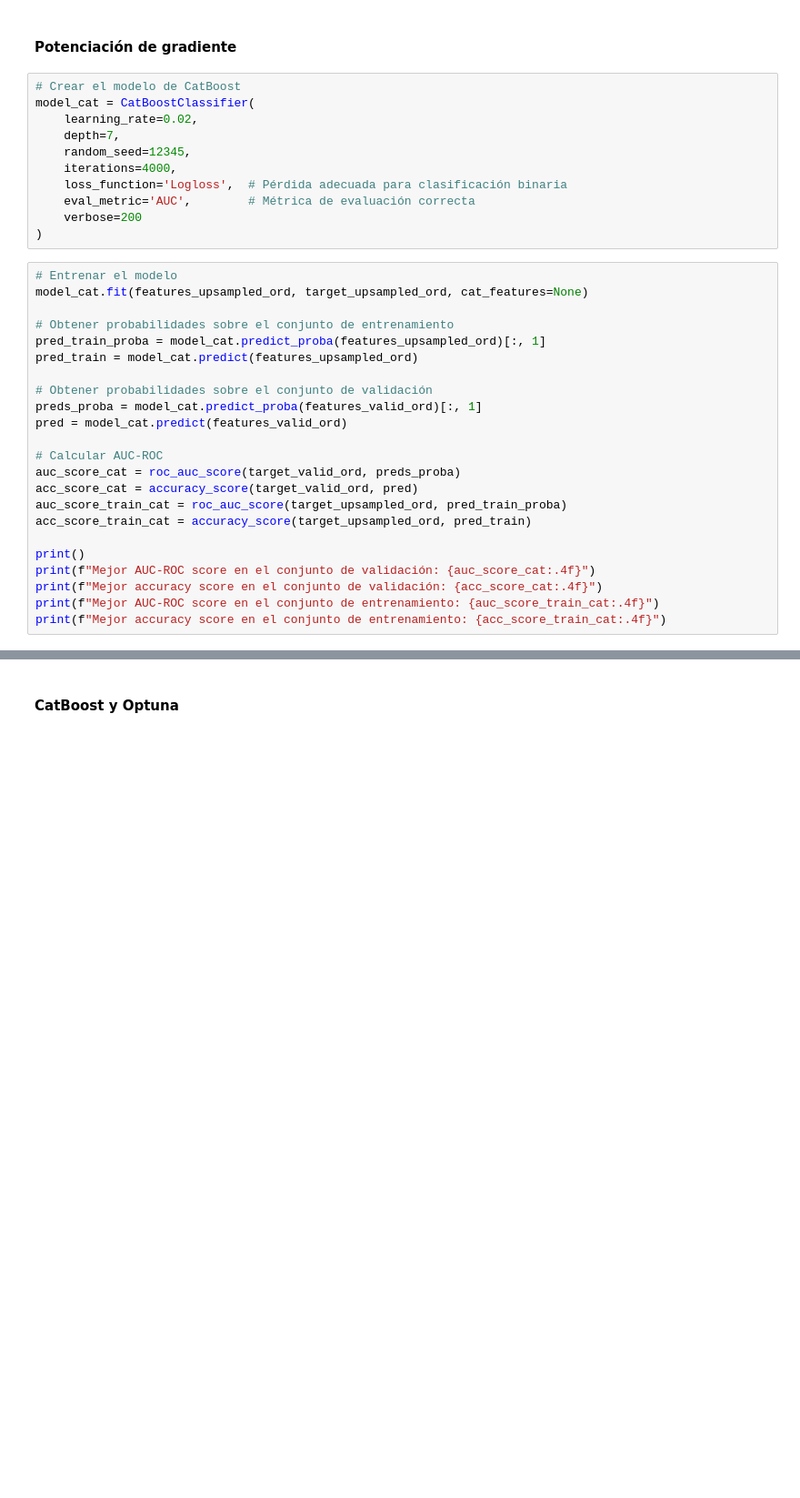
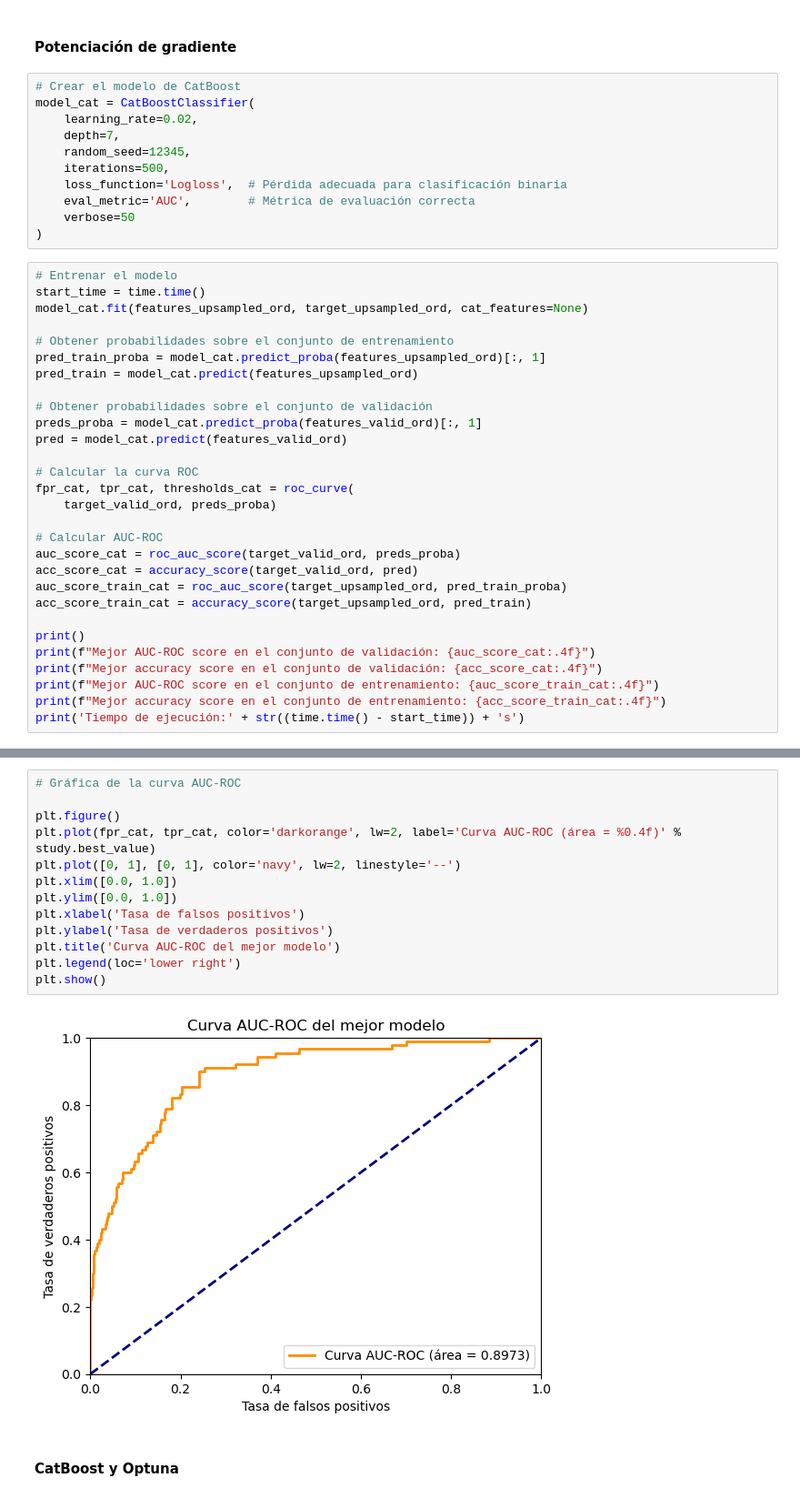
Before and after one commit to ja19191990/Retencion_de_clientes_en_la_industria_de_telecomunicaciones, a Jupyter notebook: 4.Models.ipynb, the cells around one changed output, grey strips where cells are left out. Shown at 91% size. Drawn from its saved outputs; the diff is of its cells as text; blank space fills up the shorter version.

```diff
--- a/4.Models.ipynb
+++ b/4.Models.ipynb
@@ -425,13 +488,14 @@ model_cat = CatBoostClassifier(
     learning_rate=0.02,
     depth=7,
     random_seed=12345,
-    iterations=4000,
+    iterations=500,
     loss_function='Logloss',  # Pérdida adecuada para clasificación binaria
     eval_metric='AUC',        # Métrica de evaluación correcta
-    verbose=200
+    verbose=50
 )
 # %%
 # Entrenar el modelo
+start_time = time.time()
 model_cat.fit(features_upsampled_ord, target_upsampled_ord, cat_features=None)
 
 # Obtener probabilidades sobre el conjunto de entrenamiento
@@ -441,6 +505,10 @@ pred_train = model_cat.predict(features_upsampled_ord)
 # Obtener probabilidades sobre el conjunto de validación
 preds_proba = model_cat.predict_proba(features_valid_ord)[:, 1]
 pred = model_cat.predict(features_valid_ord)
+
+# Calcular la curva ROC
+fpr_cat, tpr_cat, thresholds_cat = roc_curve(
+    target_valid_ord, preds_proba)
 
 # Calcular AUC-ROC
 auc_score_cat = roc_auc_score(target_valid_ord, preds_proba)
@@ -453,4 +521,5 @@ print(f"Mejor AUC-ROC score en el conjunto de validación: {auc_score_cat:.4f}")
 print(f"Mejor accuracy score en el conjunto de validación: {acc_score_cat:.4f}")
 print(f"Mejor AUC-ROC score en el conjunto de entrenamiento: {auc_score_train_cat:.4f}")
 print(f"Mejor accuracy score en el conjunto de entrenamiento: {acc_score_train_cat:.4f}")
+print('Tiempo de ejecución:' + str((time.time() - start_time)) + 's')
 # %% [output]
@@ -474,3 +543,18 @@ Mejor accuracy score en el conjunto de entrenamiento: 1.0000
+# %%
+# Gráfica de la curva AUC-ROC
+
+plt.figure()
+plt.plot(fpr_cat, tpr_cat, color='darkorange', lw=2, label='Curva AUC-ROC (área = %0.4f)' % study.best_value)
+plt.plot([0, 1], [0, 1], color='navy', lw=2, linestyle='--')
+plt.xlim([0.0, 1.0])
+plt.ylim([0.0, 1.0])
+plt.xlabel('Tasa de falsos positivos')
+plt.ylabel('Tasa de verdaderos positivos')
+plt.title('Curva AUC-ROC del mejor modelo')
+plt.legend(loc='lower right')
+plt.show()
+# %% [output]
+[figure, added]
 # %% [markdown]
 #### CatBoost y Optuna
 # %%
```
Also changed, not shown: parts of 22 cells of this notebook, 4 other files.
